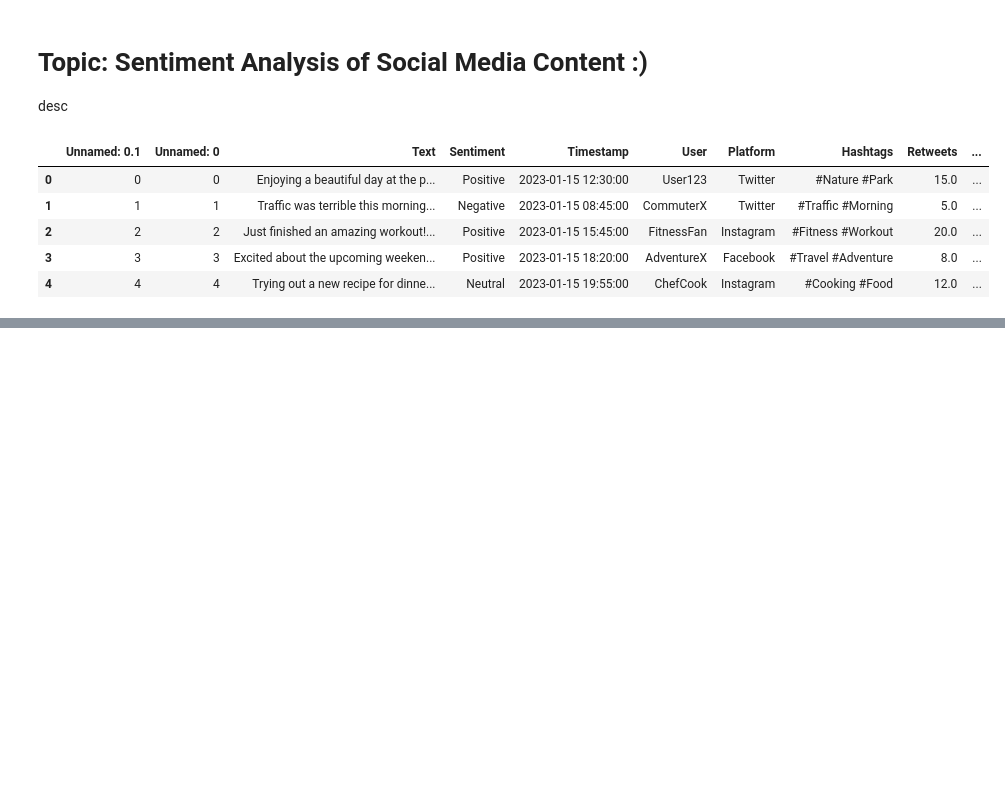
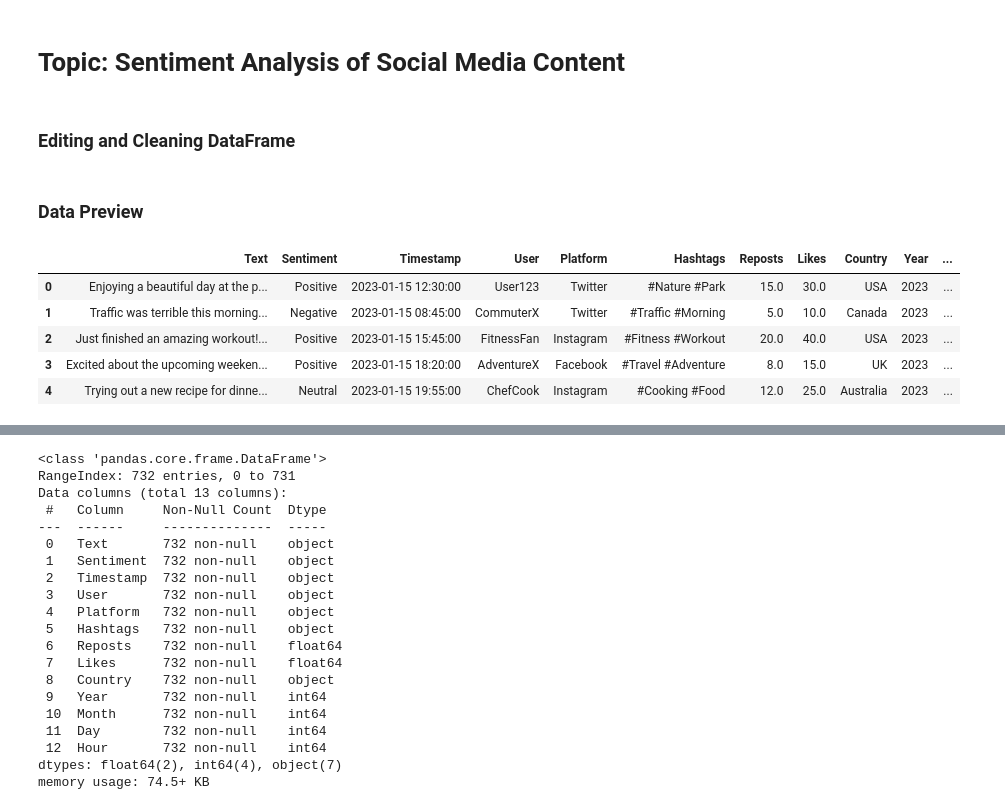
Before and after one commit to ejc9378/DataPoints-DS-Bootcamp-Fall-2025, a Jupyter notebook: Notebook.ipynb, the cells around one changed output, grey strips where cells are left out. Cells and saved outputs as stored; diff of their text form; code cells hidden in the pictures; blank space fills up the shorter version.

Commit message:
cleaning

```diff
--- a/Notebook.ipynb
+++ b/Notebook.ipynb
@@ -1,4 +1,2 @@
 # %% [markdown]
-# Topic: Sentiment Analysis of Social Media Content :)
-
-desc
+# Topic: Sentiment Analysis of Social Media Content
@@ -5,17 +12,23 @@ desc
+# %% [markdown]
+### Editing and Cleaning DataFrame
+# %%
+# Editing
+df = df.drop(columns=['Unnamed: 0.1', 'Unnamed: 0'])
+df.rename(columns={'Retweets': 'Reposts'}, inplace=True)
+# Cleaning
+cols = ['Sentiment', 'User', 'Platform', 'Country']
+df[cols] = df[cols].apply(lambda x : x.str.strip())
+# %% [markdown]
+### Data Preview
 # %%
-import numpy as np
-import pandas as pd
-import matplotlib.pyplot as plt
-import seaborn as sns
-
-from IPython.core.interactiveshell import InteractiveShell
-InteractiveShell.ast_node_interactivity = "all"
-df = pd.read_csv("data/sentimentdataset.csv")
-df.head(5)
+df.head()
+df.tail()
+df.sample(5)
+df.info()
 # %% [output]
-|  | Unnamed: 0.1 | Unnamed: 0 | Text | Sentiment | Timestamp | User | Platform | Hashtags | Retweets | ... |
-| 0 | 0 | 0 | Enjoying a beautiful day at the p... | Positive | 2023-01-15 12:30:00 | User123 | Twitter | #Nature #Park | 15.0 | ... |
-| 1 | 1 | 1 | Traffic was terrible this morning... | Negative | 2023-01-15 08:45:00 | CommuterX | Twitter | #Traffic #Morning | 5.0 | ... |
-| 2 | 2 | 2 | Just finished an amazing workout!... | Positive | 2023-01-15 15:45:00 | FitnessFan | Instagram | #Fitness #Workout | 20.0 | ... |
-| 3 | 3 | 3 | Excited about the upcoming weeken... | Positive | 2023-01-15 18:20:00 | AdventureX | Facebook | #Travel #Adventure | 8.0 | ... |
-| 4 | 4 | 4 | Trying out a new recipe for dinne... | Neutral | 2023-01-15 19:55:00 | ChefCook | Instagram | #Cooking #Food | 12.0 | ... |
+|  | Text | Sentiment | Timestamp | User | Platform | Hashtags | Reposts | Likes | Country | Year | ... |
+| 0 | Enjoying a beautiful day at the p... | Positive | 2023-01-15 12:30:00 | User123 | Twitter | #Nature #Park | 15.0 | 30.0 | USA | 2023 | ... |
+| 1 | Traffic was terrible this morning... | Negative | 2023-01-15 08:45:00 | CommuterX | Twitter | #Traffic #Morning | 5.0 | 10.0 | Canada | 2023 | ... |
+| 2 | Just finished an amazing workout!... | Positive | 2023-01-15 15:45:00 | FitnessFan | Instagram | #Fitness #Workout | 20.0 | 40.0 | USA | 2023 | ... |
+| 3 | Excited about the upcoming weeken... | Positive | 2023-01-15 18:20:00 | AdventureX | Facebook | #Travel #Adventure | 8.0 | 15.0 | UK | 2023 | ... |
+| 4 | Trying out a new recipe for dinne... | Neutral | 2023-01-15 19:55:00 | ChefCook | Instagram | #Cooking #Food | 12.0 | 25.0 | Australia | 2023 | ... |
@@ -21,0 +47,20 @@ df.head(5)
+<class 'pandas.core.frame.DataFrame'>
+RangeIndex: 732 entries, 0 to 731
+Data columns (total 13 columns):
+ #   Column     Non-Null Count  Dtype
+---  ------     --------------  -----
+ 0   Text       732 non-null    object
+ 1   Sentiment  732 non-null    object
+ 2   Timestamp  732 non-null    object
+ 3   User       732 non-null    object
+ 4   Platform   732 non-null    object
+ 5   Hashtags   732 non-null    object
+ 6   Reposts    732 non-null    float64
+ 7   Likes      732 non-null    float64
+ 8   Country    732 non-null    object
+ 9   Year       732 non-null    int64
+ 10  Month      732 non-null    int64
+ 11  Day        732 non-null    int64
+ 12  Hour       732 non-null    int64
+dtypes: float64(2), int64(4), object(7)
+memory usage: 74.5+ KB
```
Also changed, not shown: parts of 20 cells of this notebook.
